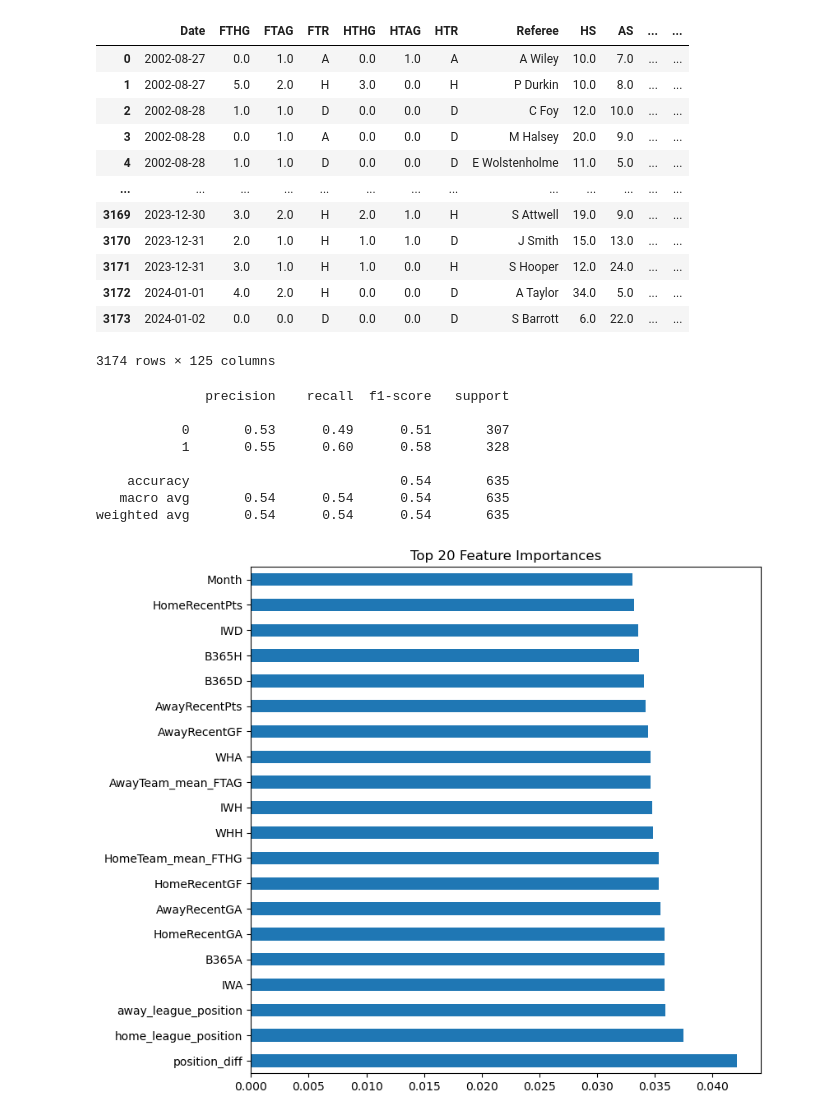
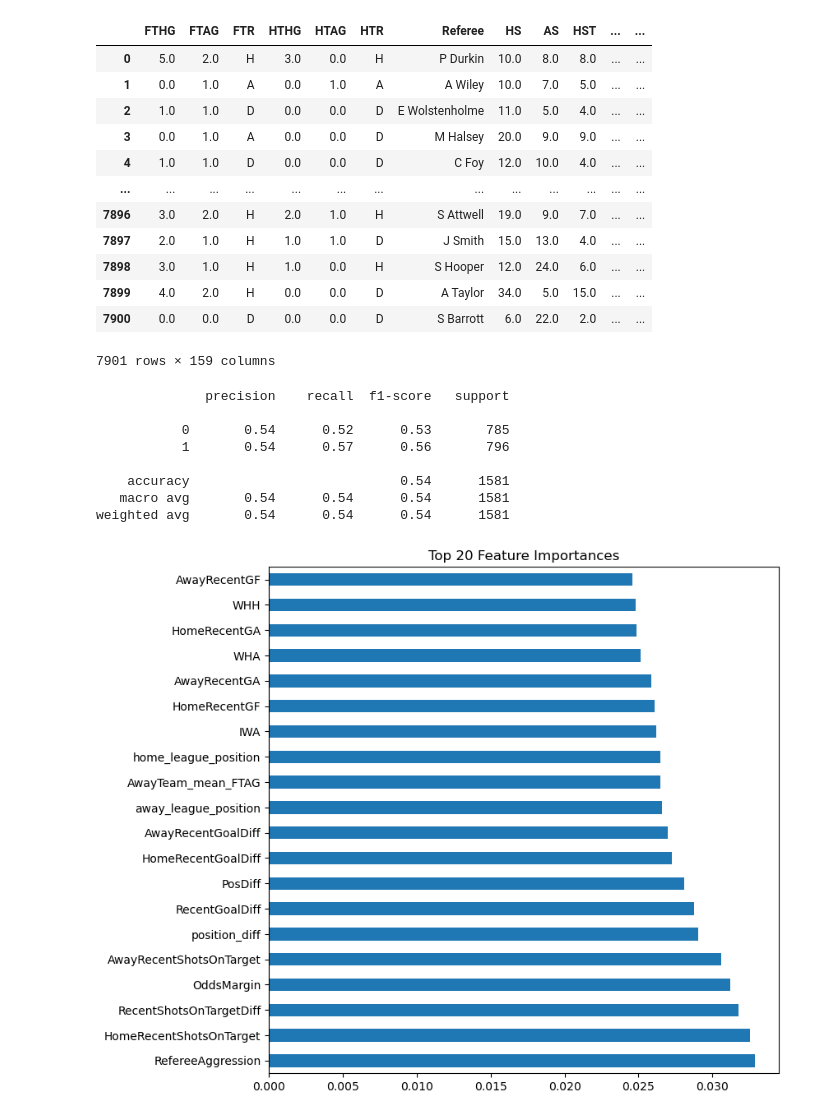
Before and after one commit to Shab00/Over-Under2.5Goals, a Jupyter notebook: notebooks/randomForrest.ipynb, the cells around one changed output. Saved outputs shown, nothing was run; the diff lists cells and outputs as text; code cells hidden in the pictures.

Commit message:
created lots of features pivoting to predicting goal count regression

```diff
--- a/notebooks/randomForrest.ipynb
+++ b/notebooks/randomForrest.ipynb
@@ -5,67 +5,67 @@ from sklearn.metrics import classification_report
 import pandas as pd
 import matplotlib.pyplot as plt
 # %%
-filePath = 'headToHaed_data.csv'
+filePath = 'test_data.csv'
 df = pd.read_csv(filePath)
 df
 # %% [output]
-|  | Date | FTHG | FTAG | FTR | HTHG | HTAG | HTR | Referee | HS | AS | ... | ... |
-| 0 | 2002-08-27 | 0.0 | 1.0 | A | 0.0 | 1.0 | A | A Wiley | 10.0 | 7.0 | ... | ... |
-| 1 | 2002-08-27 | 5.0 | 2.0 | H | 3.0 | 0.0 | H | P Durkin | 10.0 | 8.0 | ... | ... |
-| 2 | 2002-08-28 | 1.0 | 1.0 | D | 0.0 | 0.0 | D | C Foy | 12.0 | 10.0 | ... | ... |
-| 3 | 2002-08-28 | 0.0 | 1.0 | A | 0.0 | 0.0 | D | M Halsey | 20.0 | 9.0 | ... | ... |
-| 4 | 2002-08-28 | 1.0 | 1.0 | D | 0.0 | 0.0 | D | E Wolstenholme | 11.0 | 5.0 | ... | ... |
+|  | FTHG | FTAG | FTR | HTHG | HTAG | HTR | Referee | HS | AS | HST | ... | ... |
+| 0 | 5.0 | 2.0 | H | 3.0 | 0.0 | H | P Durkin | 10.0 | 8.0 | 8.0 | ... | ... |
+| 1 | 0.0 | 1.0 | A | 0.0 | 1.0 | A | A Wiley | 10.0 | 7.0 | 5.0 | ... | ... |
+| 2 | 1.0 | 1.0 | D | 0.0 | 0.0 | D | E Wolstenholme | 11.0 | 5.0 | 4.0 | ... | ... |
+| 3 | 0.0 | 1.0 | A | 0.0 | 0.0 | D | M Halsey | 20.0 | 9.0 | 9.0 | ... | ... |
+| 4 | 1.0 | 1.0 | D | 0.0 | 0.0 | D | C Foy | 12.0 | 10.0 | 4.0 | ... | ... |
 | ... | ... | ... | ... | ... | ... | ... | ... | ... | ... | ... | ... | ... |
-| 3169 | 2023-12-30 | 3.0 | 2.0 | H | 2.0 | 1.0 | H | S Attwell | 19.0 | 9.0 | ... | ... |
-| 3170 | 2023-12-31 | 2.0 | 1.0 | H | 1.0 | 1.0 | D | J Smith | 15.0 | 13.0 | ... | ... |
-| 3171 | 2023-12-31 | 3.0 | 1.0 | H | 1.0 | 0.0 | H | S Hooper | 12.0 | 24.0 | ... | ... |
-| 3172 | 2024-01-01 | 4.0 | 2.0 | H | 0.0 | 0.0 | D | A Taylor | 34.0 | 5.0 | ... | ... |
-| 3173 | 2024-01-02 | 0.0 | 0.0 | D | 0.0 | 0.0 | D | S Barrott | 6.0 | 22.0 | ... | ... |
+| 7896 | 3.0 | 2.0 | H | 2.0 | 1.0 | H | S Attwell | 19.0 | 9.0 | 7.0 | ... | ... |
+| 7897 | 2.0 | 1.0 | H | 1.0 | 1.0 | D | J Smith | 15.0 | 13.0 | 4.0 | ... | ... |
+| 7898 | 3.0 | 1.0 | H | 1.0 | 0.0 | H | S Hooper | 12.0 | 24.0 | 6.0 | ... | ... |
+| 7899 | 4.0 | 2.0 | H | 0.0 | 0.0 | D | A Taylor | 34.0 | 5.0 | 15.0 | ... | ... |
+| 7900 | 0.0 | 0.0 | D | 0.0 | 0.0 | D | S Barrott | 6.0 | 22.0 | 2.0 | ... | ... |
-3174 rows × 125 columns
+7901 rows × 159 columns
 # %%
 cols_to_drop = [
     'GoalsOver2_5', 'TotalGoals', 'FTHG', 'FTAG',
     'HTHG', 'HTAG',
     'HS', 'AS', 'HST', 'AST',
     'HC', 'AC',
     'HF', 'AF',
     'HY', 'AY',
     'HR', 'AR',
     'FTR_H', 'FTR_A', 'FTR_D',
     'HTR_H', 'HTR_A', 'HTR_D',
-
     'FTR', 'HTR',
-
     'HomeTeam', 'AwayTeam',
-
-    'Date', 'Referee'
-]
+    'Date', 'Referee',
+    'Season',
+    'HomeGoalDiff', 'AwayGoalDiff',
+    'HomePts', 'AwayPts'
+    ]
 
 X = df.drop(columns=cols_to_drop, errors='ignore')
 y = df['GoalsOver2_5']
 
 X_train, X_test, y_train, y_test = train_test_split(X, y, test_size=0.2, random_state=42)
 
 rf = RandomForestClassifier(n_estimators=100, random_state=42)
 rf.fit(X_train, y_train)
 
 y_pred = rf.predict(X_test)
 print(classification_report(y_test, y_pred))
 
 feat_importances = pd.Series(rf.feature_importances_, index=X.columns)
 feat_importances.nlargest(20).plot(kind='barh', figsize=(8, 8))
 plt.title('Top 20 Feature Importances')
 plt.show()
 # %% [output]
               precision    recall  f1-score   support
 
-           0       0.53      0.49      0.51       307
-           1       0.55      0.60      0.58       328
+           0       0.54      0.52      0.53       785
+           1       0.54      0.57      0.56       796
 
-    accuracy                           0.54       635
-   macro avg       0.54      0.54      0.54       635
-weighted avg       0.54      0.54      0.54       635
+    accuracy                           0.54      1581
+   macro avg       0.54      0.54      0.54      1581
+weighted avg       0.54      0.54      0.54      1581
-[figure, old version]
+[figure, new version]
 # %%
 print(feat_importances)
 # %% [output]
```
Also changed, not shown: parts of 1 cell of this notebook, 9 other files.
